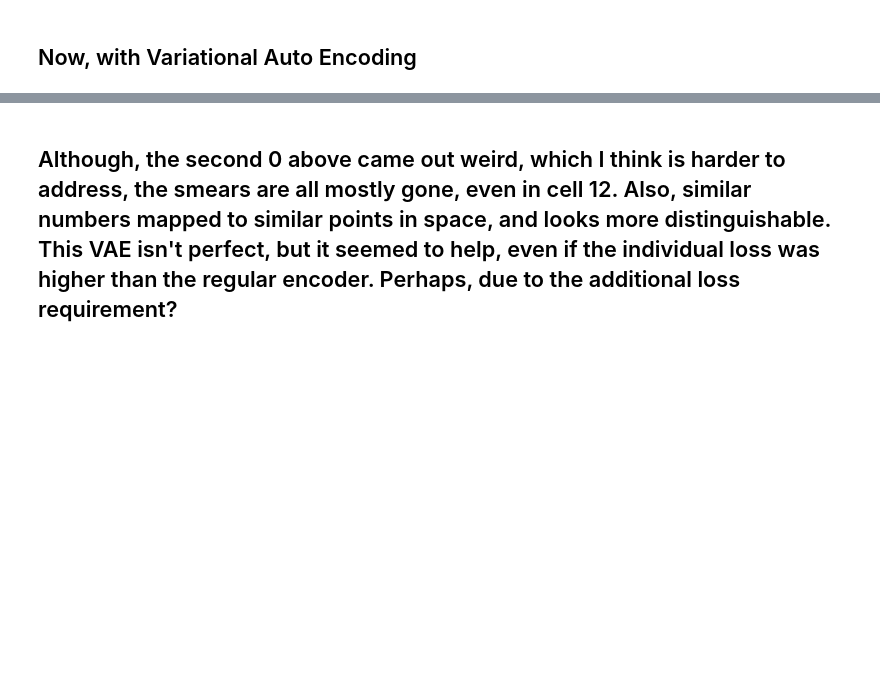
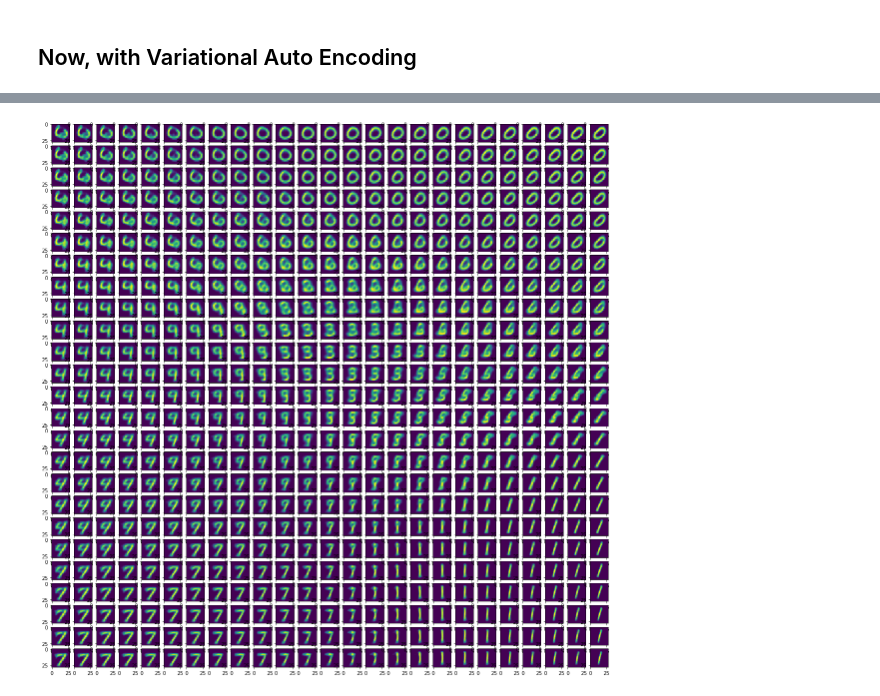
Before and after one commit to DoranLyong/Generative-Deep-Learning-Code-in-Pytorch, a Jupyter notebook: 03_04_vae_digits_analysis.ipynb, the cells around one changed output, grey strips where cells are left out. Saved outputs shown, nothing was run; the diff lists cells and outputs as text; code cells hidden in the pictures; blank space fills up the shorter version.

```diff
--- a/03_04_vae_digits_analysis.ipynb
+++ b/03_04_vae_digits_analysis.ipynb
@@ -259,2 +213,16 @@ for i in range(bs):
-# %% [markdown]
-## Although, the second 0 above came out weird, which I think is harder to address, the smears are all mostly gone, even in cell 12. Also, similar numbers mapped to similar points in space, and looks more distinguishable. This VAE isn't perfect, but it seemed to help, even if the individual loss was higher than the regular encoder. Perhaps, due to the additional loss requirement?
+# %%
+row, col = 25, 25
+z_points = t.tensor([[a,b] for a in np.linspace(zx_min + 1 , zx_max, row) for b in np.linspace(zy_max - 1, zy_min + 1, col)])
+
+bs = len(z_points)
+with t.no_grad():
+    reconst_imgs = decoder(z_points.to(device))
+
+f, axarr = plt.subplots(row, col, figsize=(20,20))
+i = 0
+for r in range(row):
+    for c in range(col):
+        axarr[r, c].imshow(reconst_imgs[i].cpu().squeeze())
+        i += 1
+# %% [output]
+[figure, added]
```
Also changed, not shown: parts of 13 cells of this notebook, 2 other files.
